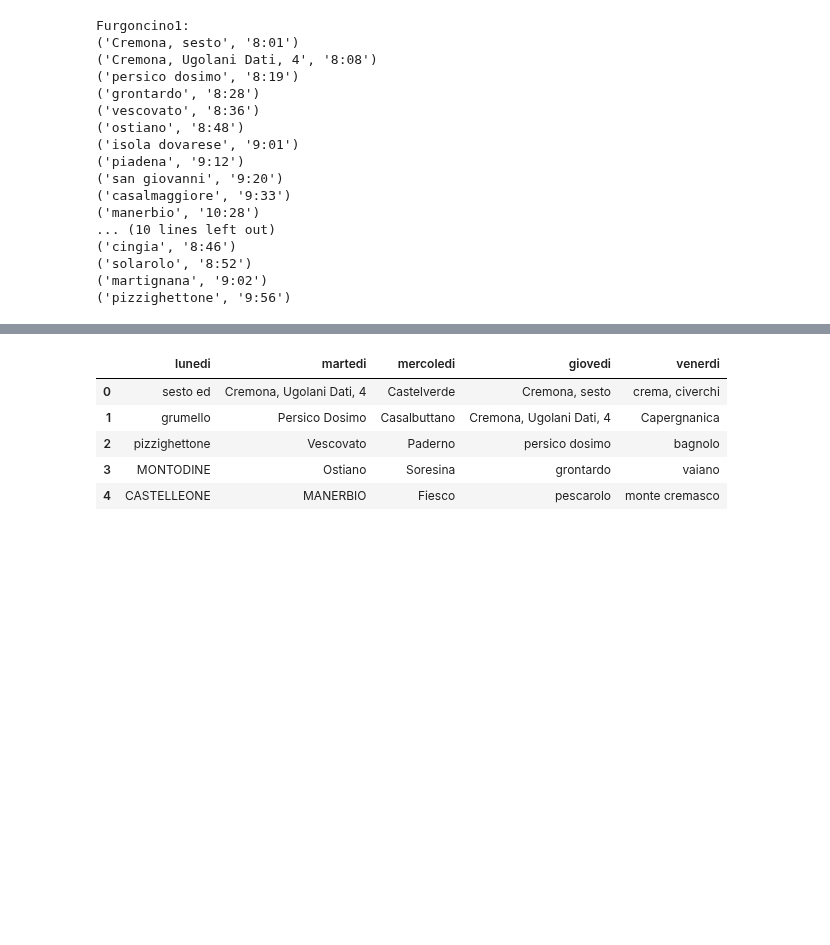
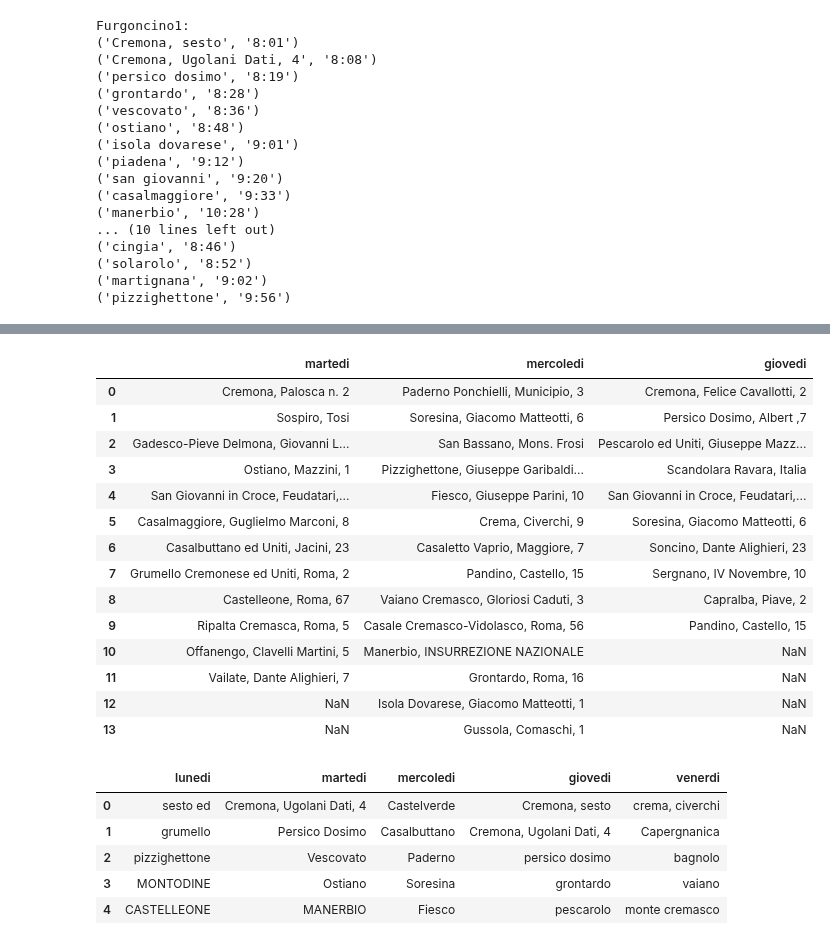
Before and after one commit to MassimoCavagna/Bachelor-Thesis, a Jupyter notebook: Algoritmi/SimpleRouting.ipynb, the cells around one changed output, grey strips where cells are left out. Saved outputs shown, nothing was run; the diff lists cells and outputs as text; code cells hidden in the pictures; blank space fills up the shorter version.

```diff
--- a/Algoritmi/SimpleRouting.ipynb
+++ b/Algoritmi/SimpleRouting.ipynb
@@ -433,7 +433,8 @@ for day in week:
             paesi.append(curr)
             #aggiorno la riga
             row = dft[get_row(dft, curr).values]
-        dffurgoncino1[day]=pd.Series(paesi)
+        #dffurgoncino1[day]=pd.Series(paesi)
+        dffurgoncino1 = pd.concat([dffurgoncino1, pd.DataFrame(pd.Series(paesi).rename(day))], axis=1)
     else:
         #FINAL GREEDY ALGORITHM (TUE, WED, THU)
         paesi1 = []
@@ -495,5 +496,7 @@ for day in week:
                 print(sequence2)
         #dffurgoncino1[day]=table[day][f1].reset_index(drop=True)
         #dffurgoncino2[day]=table[day][f2].reset_index(drop=True)
-        dffurgoncino1[day]=pd.Series(paesi1)
-        dffurgoncino2[day]=pd.Series(paesi2)
+        #dffurgoncino1[day]=pd.Series(paesi1)
+        dffurgoncino1 = pd.concat([dffurgoncino1, pd.DataFrame(pd.Series(paesi1).rename(day))], axis=1)
+        #dffurgoncino2[day]=pd.Series(paesi2)
+        dffurgoncino2 = pd.concat([dffurgoncino2, pd.DataFrame(pd.Series(paesi2).rename(day))], axis=1)
@@ -519,3 +503,21 @@ dffurgoncino1
+# %%
+dffurgoncino2
+# %% [output]
+|  | martedi | mercoledi | giovedi |
+| 0 | Cremona, Palosca n. 2 | Paderno Ponchielli, Municipio, 3 | Cremona, Felice Cavallotti, 2 |
+| 1 | Sospiro, Tosi | Soresina, Giacomo Matteotti, 6 | Persico Dosimo, Albert ,7 |
+| 2 | Gadesco-Pieve Delmona, Giovanni L... | San Bassano, Mons. Frosi | Pescarolo ed Uniti, Giuseppe Mazz... |
+| 3 | Ostiano, Mazzini, 1 | Pizzighettone, Giuseppe Garibaldi... | Scandolara Ravara, Italia |
+| 4 | San Giovanni in Croce, Feudatari,... | Fiesco, Giuseppe Parini, 10 | San Giovanni in Croce, Feudatari,... |
+| 5 | Casalmaggiore, Guglielmo Marconi, 8 | Crema, Civerchi, 9 | Soresina, Giacomo Matteotti, 6 |
+| 6 | Casalbuttano ed Uniti, Jacini, 23 | Casaletto Vaprio, Maggiore, 7 | Soncino, Dante Alighieri, 23 |
+| 7 | Grumello Cremonese ed Uniti, Roma, 2 | Pandino, Castello, 15 | Sergnano, IV Novembre, 10 |
+| 8 | Castelleone, Roma, 67 | Vaiano Cremasco, Gloriosi Caduti, 3 | Capralba, Piave, 2 |
+| 9 | Ripalta Cremasca, Roma, 5 | Casale Cremasco-Vidolasco, Roma, 56 | Pandino, Castello, 15 |
+| 10 | Offanengo, Clavelli Martini, 5 | Manerbio, INSURREZIONE NAZIONALE | NaN |
+| 11 | Vailate, Dante Alighieri, 7 | Grontardo, Roma, 16 | NaN |
+| 12 | NaN | Isola Dovarese, Giacomo Matteotti, 1 | NaN |
+| 13 | NaN | Gussola, Comaschi, 1 | NaN |
 # %%
 dffurgoncino1.to_csv('../Dati/turni_f/optimized_start/oss_greedy1.csv', index=False, sep=";", encoding = "ISO-8859-1")
 # %%
```
Also changed, not shown: parts of 1 cell of this notebook, 16 other files.
